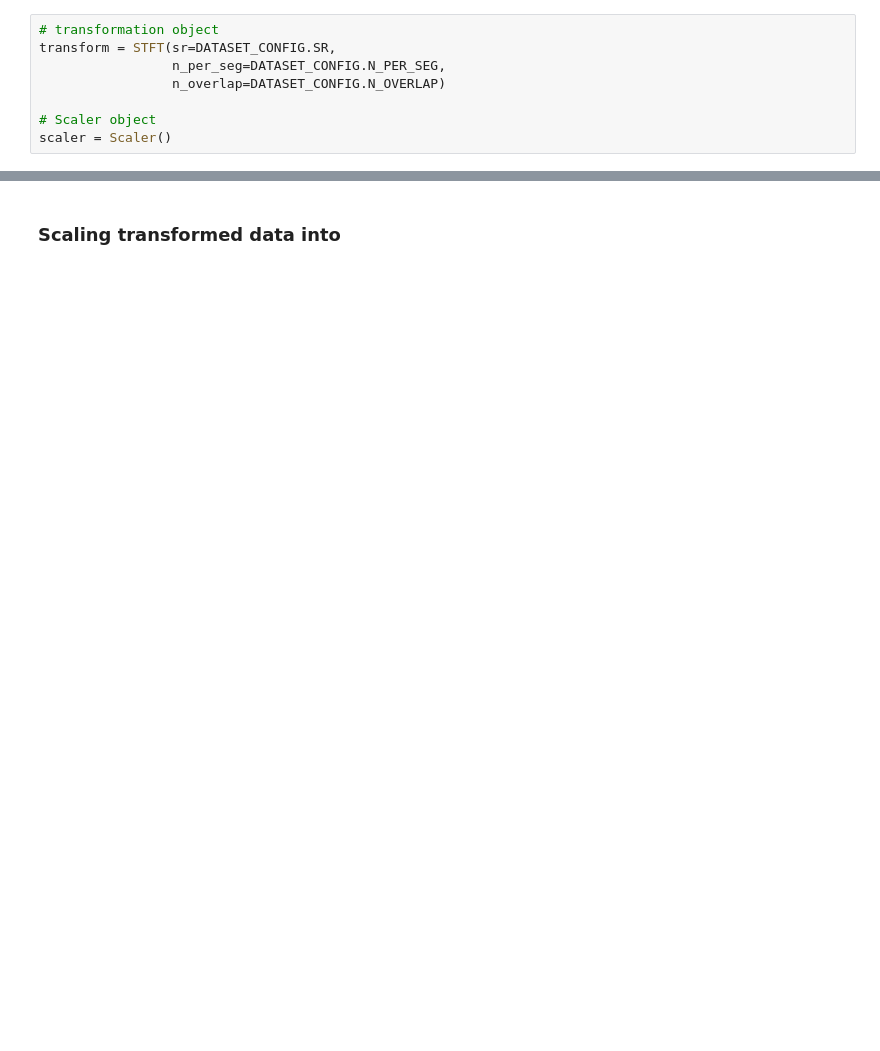
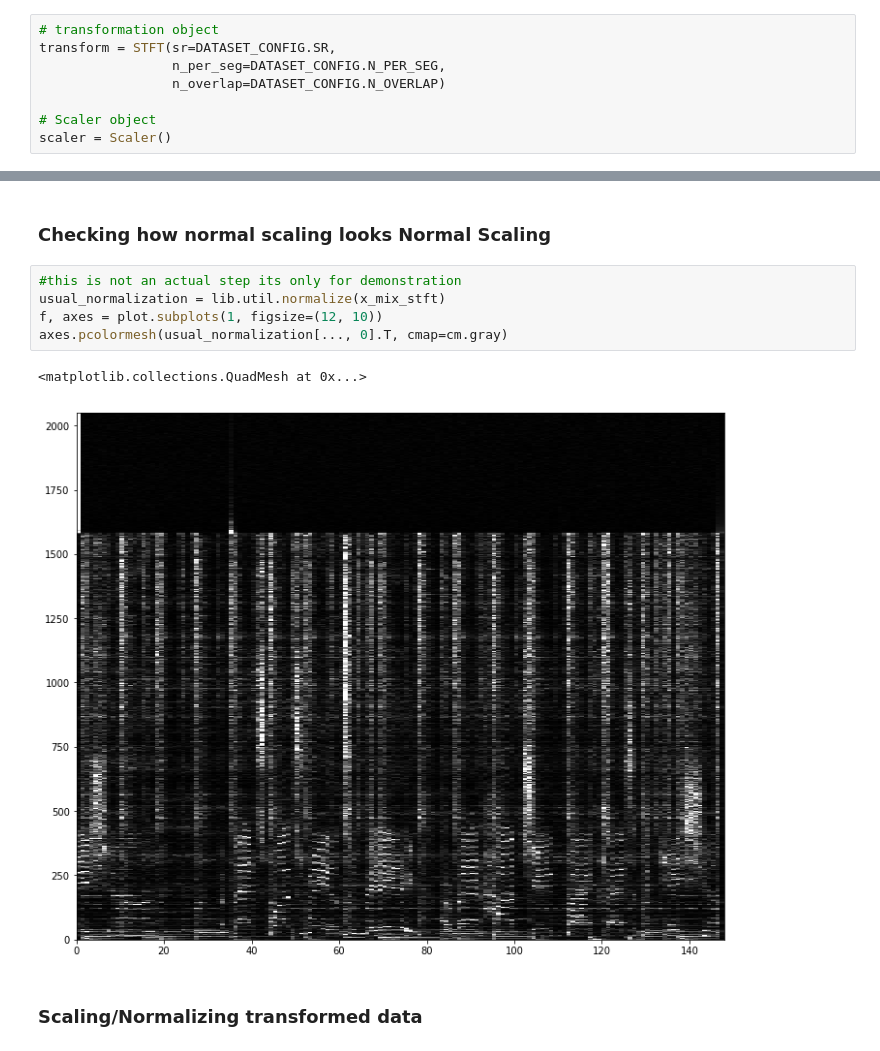
Before and after one commit to NotVinay/karaokey, a Jupyter notebook: interactive_notebooks/predict_using_model.ipynb, the cells around one changed output, grey strips where cells are left out. Saved outputs shown, nothing was run; the diff lists cells and outputs as text; blank space fills up the shorter version.

```diff
--- a/interactive_notebooks/predict_using_model.ipynb
+++ b/interactive_notebooks/predict_using_model.ipynb
@@ -43,5 +50,15 @@ print(x_mix_stft.shape)
+# %% [markdown]
+### Checking how normal scaling looks Normal Scaling
+# %%
+#this is not an actual step its only for demonstration
+usual_normalization = lib.util.normalize(x_mix_stft)
+f, axes = plot.subplots(1, figsize=(12, 10))
+axes.pcolormesh(usual_normalization[..., 0].T, cmap=cm.gray)
+# %% [output]
+<matplotlib.collections.QuadMesh at 0x...>
+[figure, added]
 # %% [markdown]
-### Scaling transformed data into
+### Scaling/Normalizing transformed data
 # %%
 # scaling the values to 0 to 1
 X_scaled = scaler.scale(x_mix_stft)
```
Also changed, not shown: parts of 11 cells of this notebook, 23 other files.
